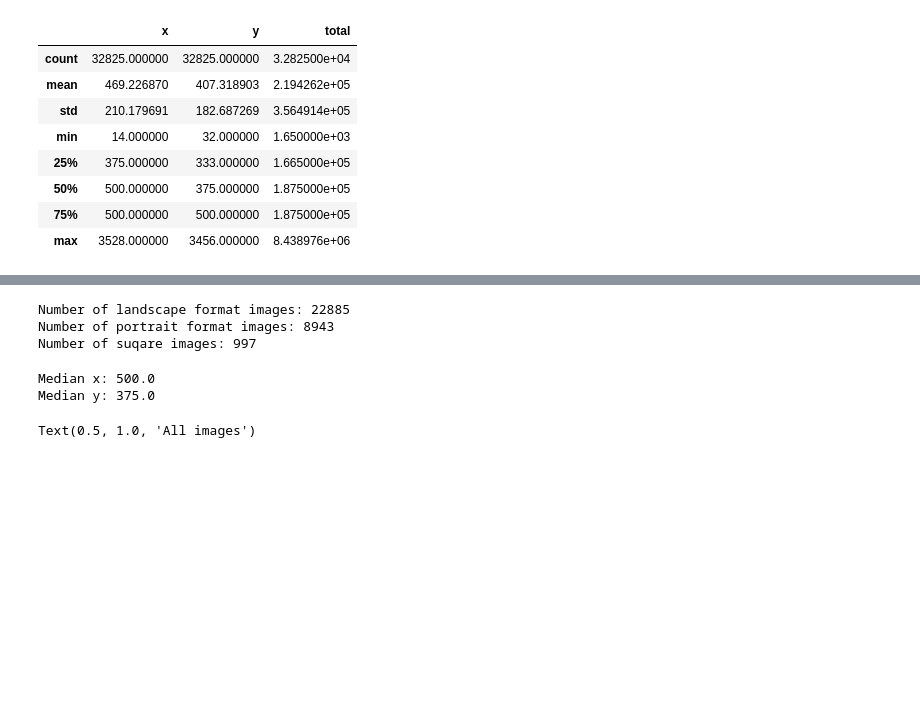
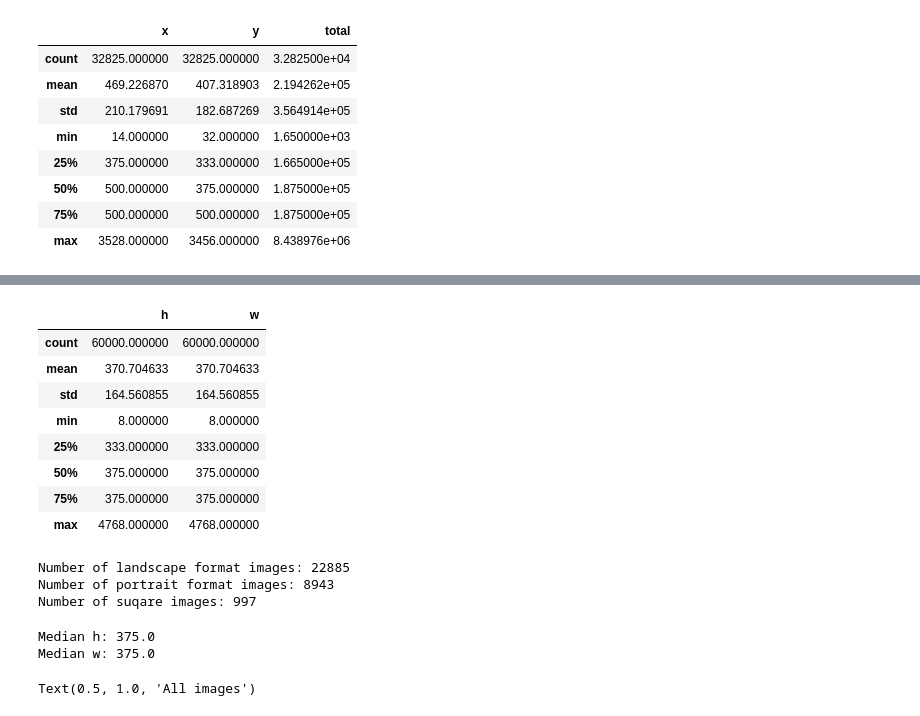
Before and after one commit to eboesch/AcousticDiffusers, a Jupyter notebook: DataExploration.ipynb, the cells around one changed output, grey strips where cells are left out. Drawn from its saved outputs; the diff is of its cells as text; code cells hidden in the pictures; blank space fills up the shorter version.

Commit message:
analysis of sizes after center crop

```diff
--- a/DataExploration.ipynb
+++ b/DataExploration.ipynb
@@ -173,3 +173,32 @@ sizes.describe()
 | 50% | 500.000000 | 375.000000 | 1.875000e+05 |
 | 75% | 500.000000 | 500.000000 | 1.875000e+05 |
 | max | 3528.000000 | 3456.000000 | 8.438976e+06 |
+# %%
+from torchvision import io
+
+def center_crop(img):
+    h, w = img.shape[1:]
+    min_dim = min(h, w)
+    top = (h - min_dim) // 2
+    left = (w - min_dim) // 2
+    # print(f"min_dim: {min_dim}, top: {top}, bottom: {top+min_dim}, left: {left}, right: {left+min_dim}")
+    return img[:, top:top+min_dim, left:left+min_dim]
+# %%
+cropped_sizes_all = []
+
+for root, _, fnames in sorted(os.walk(data_dir, followlinks=True)):
+    for fname in sorted(fnames):
+        path = os.path.join(root, fname)
+
+        if fname.lower().endswith(('.jpeg', '.jpg')):
+            image = io.decode_image(path, mode=io.ImageReadMode.RGB)
+            # print("----------------------------")
+            # print(f"Before: {list(image.shape)}")
+            cropped_img = center_crop(image)
+            if cropped_img.shape[1]!= cropped_img.shape[2]:
+                print(f"Before: {list(image.shape)}")
+                print(f"After: {list(cropped_img.shape)}")
+            cropped_sizes_all.append([fname, cropped_img.shape[1], cropped_img.shape[2]])
+
+cropped_sizes_all = pd.DataFrame(cropped_sizes_all, columns=["path", "h", "w"])
+cropped_sizes_all.head()
@@ -176,3 +212,15 @@ sizes.describe()
+# %%
+cropped_sizes_all.describe()
+# %% [output]
+|  | h | w |
+| count | 60000.000000 | 60000.000000 |
+| mean | 370.704633 | 370.704633 |
+| std | 164.560855 | 164.560855 |
+| min | 8.000000 | 8.000000 |
+| 25% | 333.000000 | 333.000000 |
+| 50% | 375.000000 | 375.000000 |
+| 75% | 375.000000 | 375.000000 |
+| max | 4768.000000 | 4768.000000 |
 # %%
 print(f"Number of landscape format images: {np.sum((sizes.x > sizes.y))}")
 print(f"Number of portrait format images: {np.sum((sizes.x < sizes.y))}")
@@ -182,13 +230,15 @@ Number of landscape format images: 22885
 Number of portrait format images: 8943
 Number of suqare images: 997
 # %%
-print(f"Median x: {np.median(sizes.x)}")
-print(f"Median y: {np.median(sizes.y)}")
-# print(f"Median x: {np.median(sizes_all.x)}")
-# print(f"Median y: {np.median(sizes_all.y)}")
+# print(f"Median x: {np.median(sizes.x)}") # -> 500
+# print(f"Median y: {np.median(sizes.y)}") # -> 300
+# print(f"Median x: {np.median(sizes_all.x)}") # -> 500
+# print(f"Median y: {np.median(sizes_all.y)}") # -> 300
+print(f"Median h: {np.median(cropped_sizes_all.h)}")
+print(f"Median w: {np.median(cropped_sizes_all.w)}")
 # %% [output]
-Median x: 500.0
-Median y: 375.0
+Median h: 375.0
+Median w: 375.0
 # %%
 def transform(totals):
     # return totals
```
Also changed, not shown: parts of 1 cell of this notebook.
